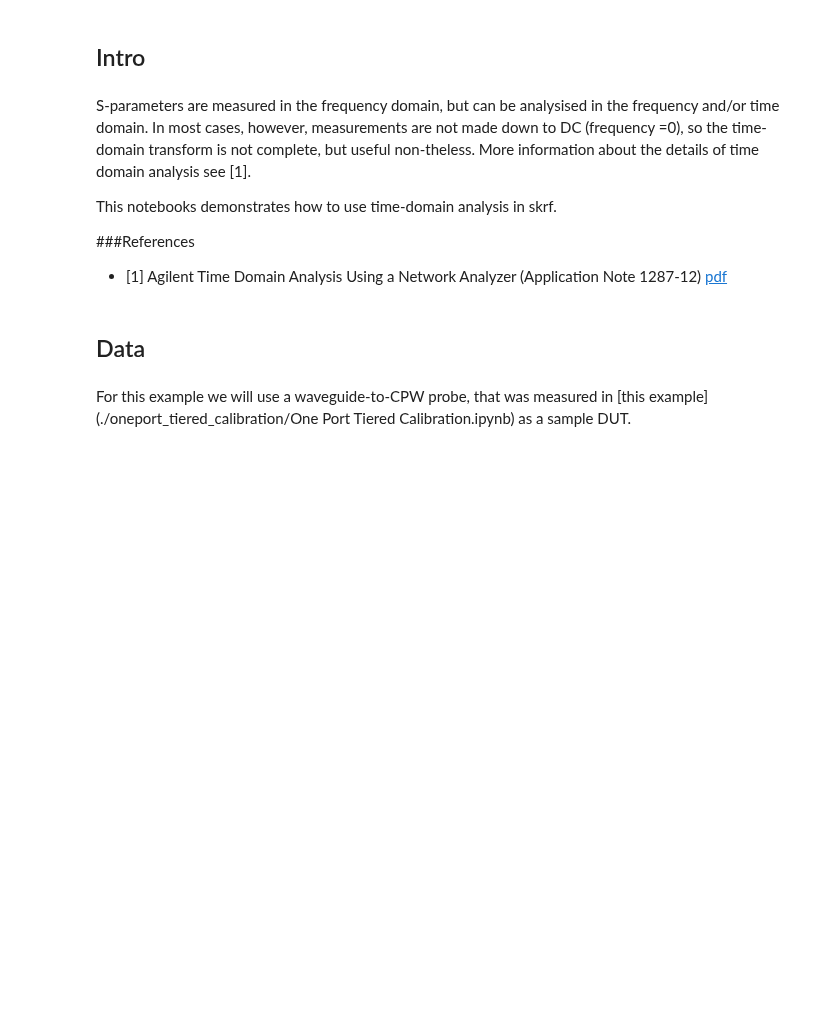
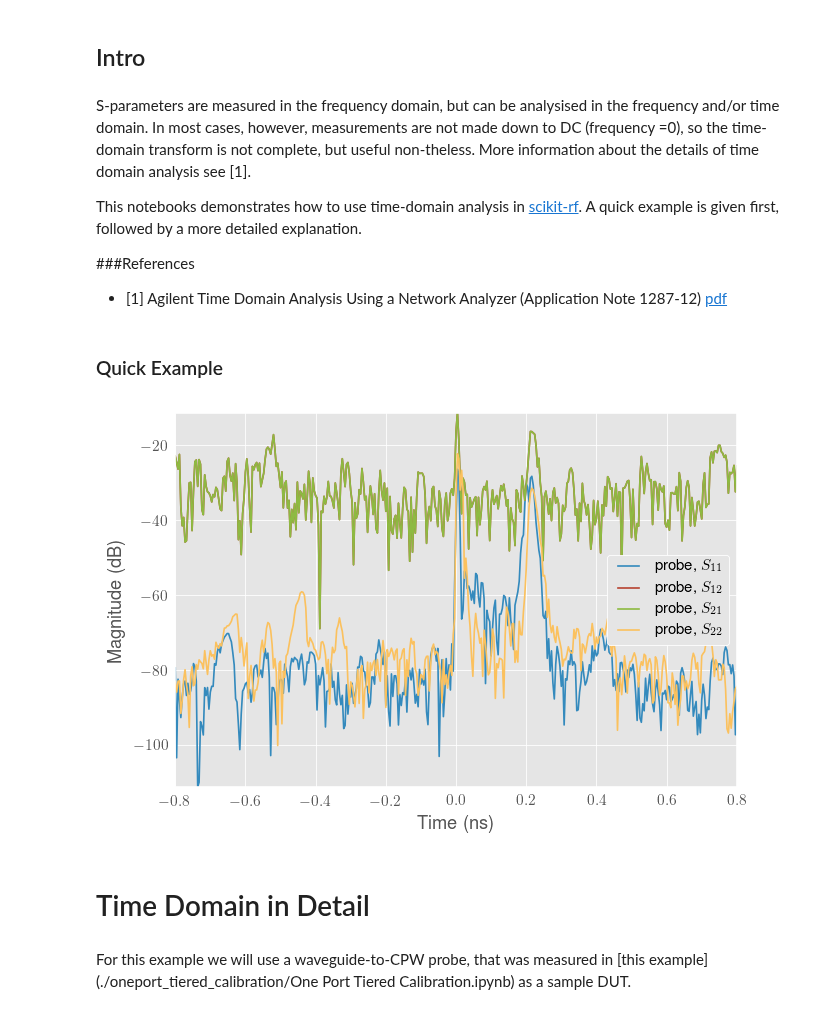
Before and after one commit to scikit-rf/examples, a Jupyter notebook: Time Domain.ipynb, the cells around one changed output. Cells and saved outputs as stored; diff of their text form; code cells hidden in the pictures; blank space fills up the shorter version.

```diff
--- a/Time Domain.ipynb
+++ b/Time Domain.ipynb
@@ -5,12 +5,19 @@
 # %% [markdown]
 S-parameters are measured in the frequency domain, but can be analysised in the frequency and/or time domain. In most cases, however, measurements are not made down to DC (frequency =0), so the time-domain transform is not complete, but useful non-theless. More information about the details of time domain analysis see [1].
 
-This notebooks demonstrates how to use time-domain analysis in skrf.
+This notebooks demonstrates how to use time-domain analysis in [scikit-rf](www.scikit-rf.org). A quick example is given first, followed by a more detailed explanation.
 
 ###References
 * [1] Agilent Time Domain Analysis Using a Network Analyzer (Application Note 1287-12) [pdf](http://cp.literature.agilent.com/litweb/pdf/5989-5723EN.pdf)
-# %% [markdown]
-## Data
+# %% [markdown]
+### Quick Example
+# %%
+probe = rf.Network('oneport_tiered_calibration/probe.s2p')
+probe.plot_s_db_time()
+# %% [output]
+[figure, added]
+# %% [markdown]
+# Time Domain in Detail
 # %% [markdown]
 For this example we will use a waveguide-to-CPW probe, that was measured in [this example](./oneport_tiered_calibration/One Port Tiered Calibration.ipynb)  as a sample DUT.
 # %%
```
Also changed, not shown: parts of 18 cells of this notebook, 3 other files.
